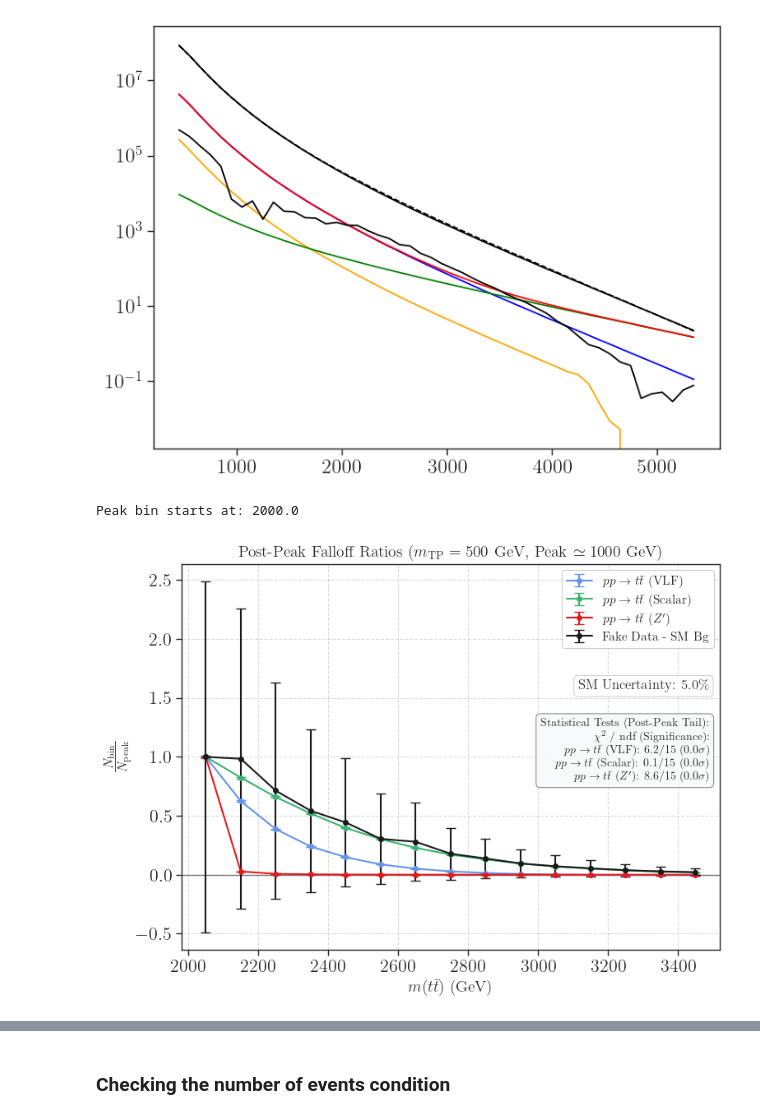
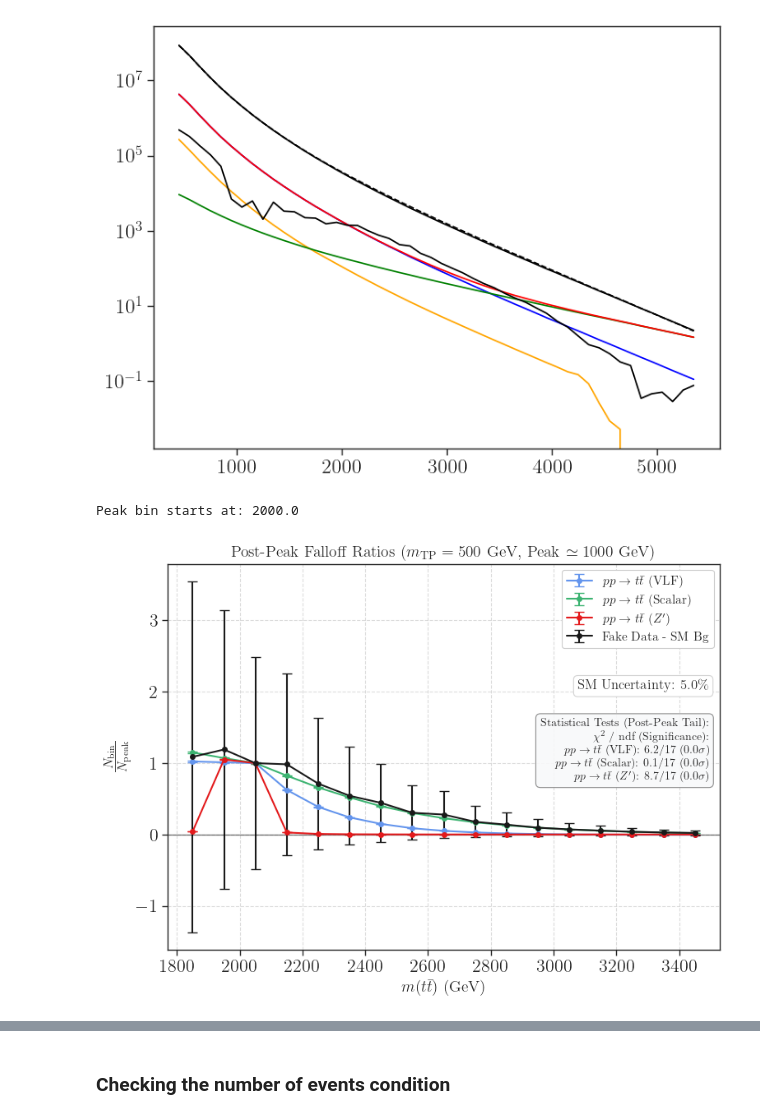
Before and after one commit to viniciusrocca/EFT_ToyModel, a Jupyter notebook: Plots/Article_method.ipynb, the cells around one changed output, grey strips where cells are left out. Drawn from its saved outputs; the diff is of its cells as text; code cells hidden in the pictures.

```diff
--- a/Plots/Article_method.ipynb
+++ b/Plots/Article_method.ipynb
@@ -1234,7 +1234,7 @@ plt.show()
 # %%
 
 mTP = 1000.0 #GeV
-n_bp = 0
+n_bp = 2
 n_ap =15
 peak = 2.0 * mTP
 b_peak = 0
@@ -1351,31 +1351,31 @@ ax.axhline(0, color='black', linestyle='-', linewidth=1, alpha=0.5)
 ax.grid(True, linestyle='--', alpha=0.7)
 #ax.set_yscale('log')
 
 # --- ANNOTATIONS ---
 
 # Place the Legend
 ax.legend(fontsize=11, framealpha=1.0, loc='upper right')
 
 # Place the SM Uncertainty Box safely using .format()
 sm_text = r"SM Uncertainty: {:.1f}\%".format(sm_err * 100)
 ax.text(0.98, 0.70, sm_text,
         transform=ax.transAxes,
         fontsize=12,
         verticalalignment='top',
         horizontalalignment='right',
         bbox=dict(boxstyle='round,pad=0.3', facecolor='white', edgecolor='lightgray', alpha=1.0))
 
 # Place the Statistics Box below the SM Uncertainty Box
 ax.text(0.98, 0.60, stats_text,
         transform=ax.transAxes,
         fontsize=10,
         verticalalignment='top',         # Anchor to the top edge
         horizontalalignment='right',     # Anchor to the right edge (aligns with the boxes above it)
         bbox=dict(boxstyle='round,pad=0.4', facecolor='#f8f9fa', edgecolor='gray', alpha=0.9))
 
 plt.tight_layout()
 plt.savefig('Post_Peak_Falloff.png', dpi=300)
 plt.show()
 # %% [output]
 Peak bin starts at: 2000.0
-[figure, old version]
+[figure, new version]
```
Also changed, not shown: parts of 7 cells of this notebook, 2 other files.
